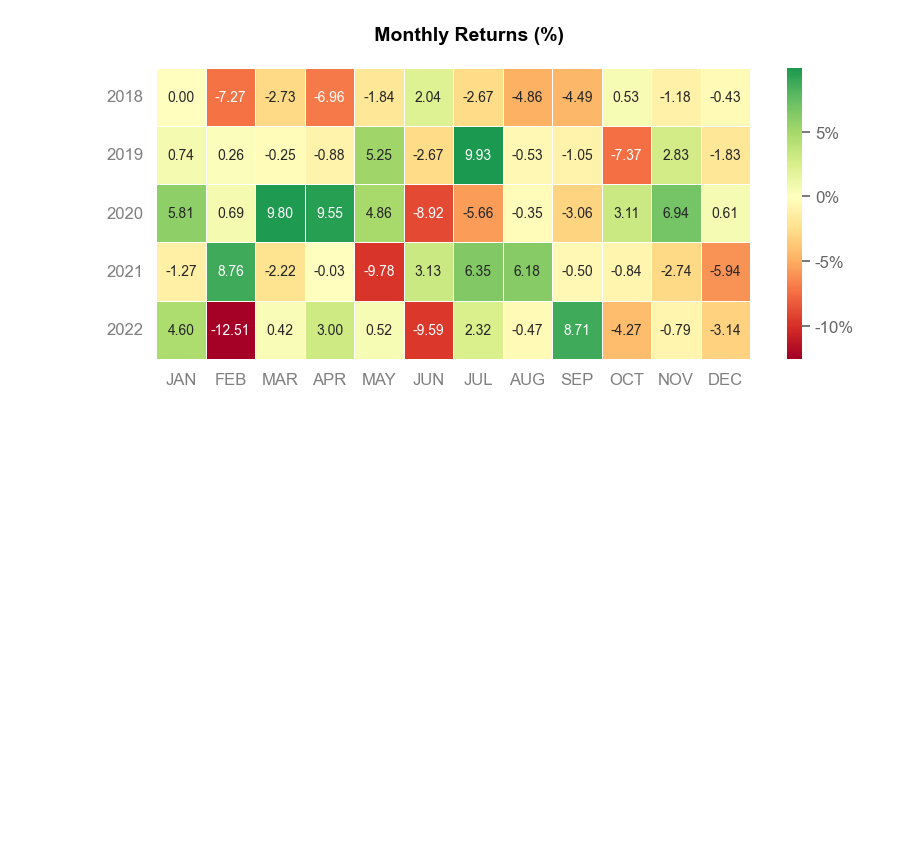
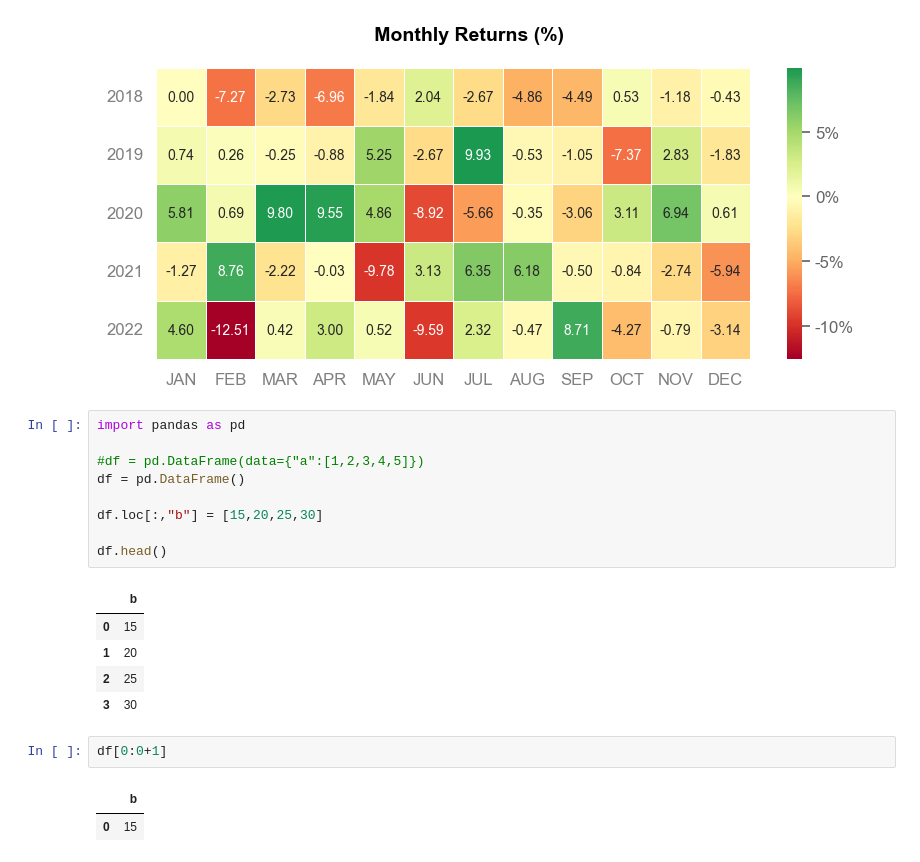
Before and after one commit to ninebel/nbacktest, a Jupyter notebook: examples/Example SMA Cross Trade.ipynb, the cells around one changed output. Drawn from its saved outputs; the diff is of its cells as text; blank space fills up the shorter version.

```diff
--- a/examples/Example SMA Cross Trade.ipynb
+++ b/examples/Example SMA Cross Trade.ipynb
@@ -184,3 +202,23 @@ Serenity Index      -0.04       0.51
 Strategy Visualization
 [figure]
 [figure]
+# %%
+import pandas as pd
+
+#df = pd.DataFrame(data={"a":[1,2,3,4,5]})
+df = pd.DataFrame()
+
+df.loc[:,"b"] = [15,20,25,30]
+
+df.head()
+# %% [output]
+|  | b |
+| 0 | 15 |
+| 1 | 20 |
+| 2 | 25 |
+| 3 | 30 |
+# %%
+df[0:0+1]
+# %% [output]
+|  | b |
+| 0 | 15 |
```
Also changed, not shown: parts of 8 cells of this notebook, 2 other files.
